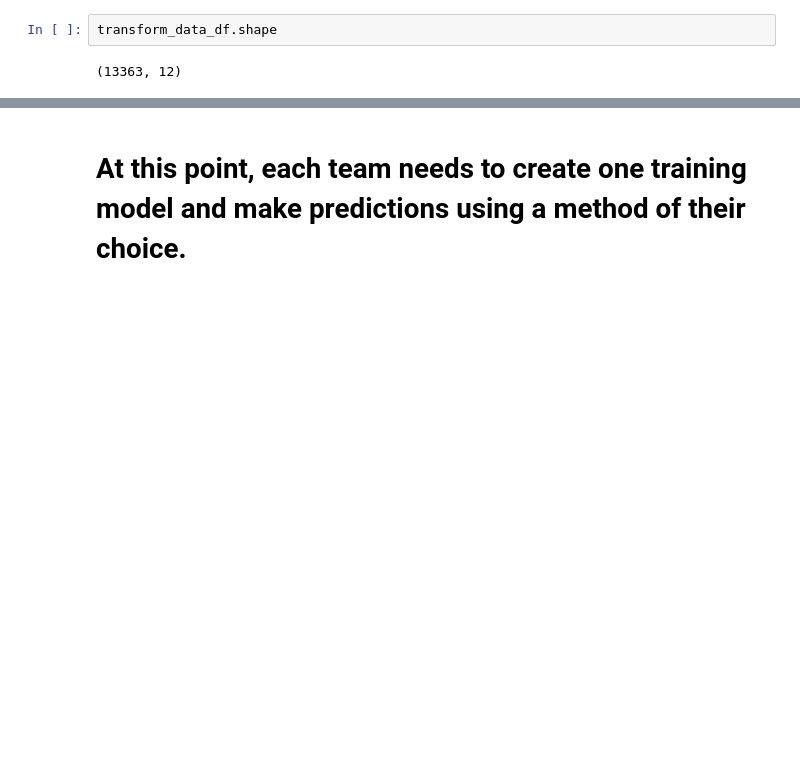
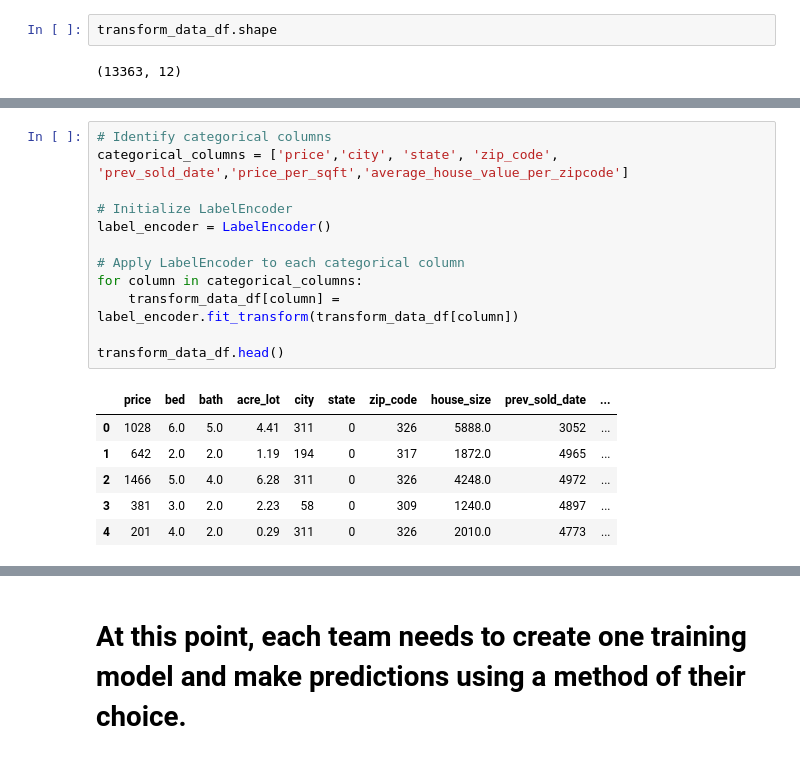
Before and after one commit to trentlerma/groupthreeproject, a Jupyter notebook: Project 2.ipynb, the cells around one changed output, grey strips where cells are left out. Saved outputs shown, nothing was run; the diff lists cells and outputs as text; blank space fills up the shorter version.

Commit message:
new update Transform Data

```diff
--- a/Project 2.ipynb
+++ b/Project 2.ipynb
@@ -281,0 +298,19 @@ transform_data_df.shape
+# %%
+# Identify categorical columns
+categorical_columns = ['price','city', 'state', 'zip_code', 'prev_sold_date','price_per_sqft','average_house_value_per_zipcode']
+
+# Initialize LabelEncoder
+label_encoder = LabelEncoder()
+
+# Apply LabelEncoder to each categorical column
+for column in categorical_columns:
+    transform_data_df[column] = label_encoder.fit_transform(transform_data_df[column])
+
+transform_data_df.head()
+# %% [output]
+|  | price | bed | bath | acre_lot | city | state | zip_code | house_size | prev_sold_date | ... |
+| 0 | 1028 | 6.0 | 5.0 | 4.41 | 311 | 0 | 326 | 5888.0 | 3052 | ... |
+| 1 | 642 | 2.0 | 2.0 | 1.19 | 194 | 0 | 317 | 1872.0 | 4965 | ... |
+| 2 | 1466 | 5.0 | 4.0 | 6.28 | 311 | 0 | 326 | 4248.0 | 4972 | ... |
+| 3 | 381 | 3.0 | 2.0 | 2.23 | 58 | 0 | 309 | 1240.0 | 4897 | ... |
+| 4 | 201 | 4.0 | 2.0 | 0.29 | 311 | 0 | 326 | 2010.0 | 4773 | ... |
```
Also changed, not shown: parts of 7 cells of this notebook.
